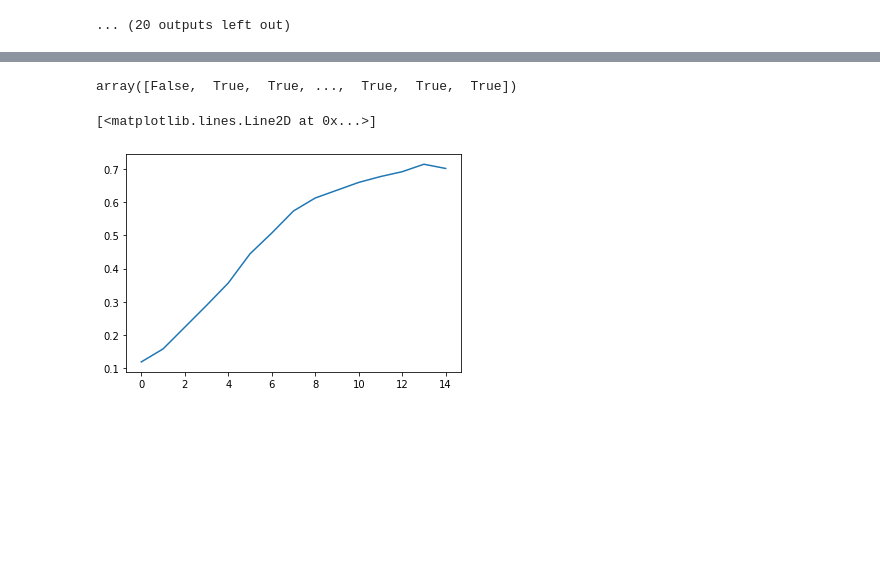
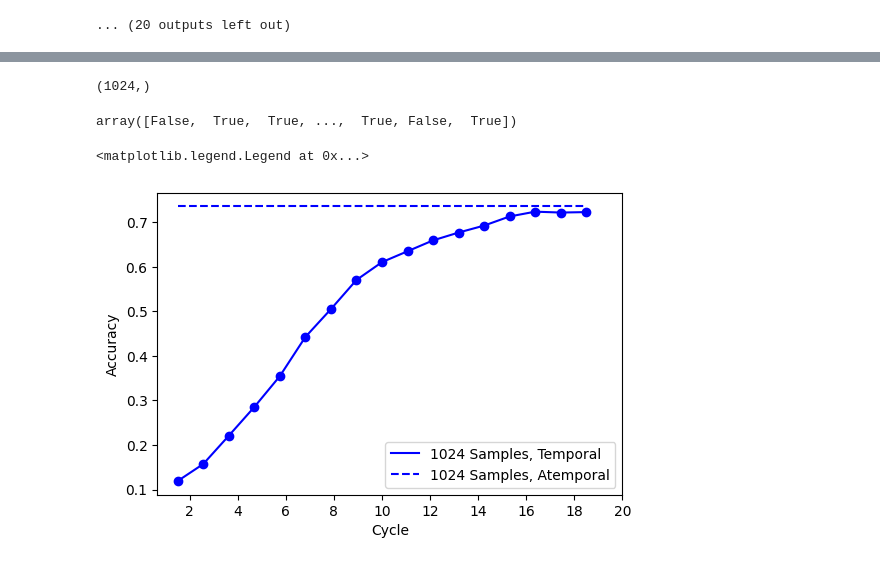
Before and after one commit to wilkieolin/phasor_networks, a Jupyter notebook: cifar execution.ipynb, the cells around one changed output, grey strips where cells are left out. Cells and saved outputs as stored; diff of their text form; code cells hidden in the pictures; blank space fills up the shorter version.

Commit message:
updated cifar notebooks with extra detail first public commit

```diff
--- a/cifar execution.ipynb
+++ b/cifar execution.ipynb
@@ -35,7 +35,7 @@ input_shape
 # %% [output]
 (32, 32, 3)
 # %%
-m_repeats = 15
+m_repeats = 20
 # %%
 x_train, y_train = get_raw_dat(ds_train)
 datagen = ImageDataGenerator(
@@ -144,2 +154,2 @@ trueys = np.load("runs/matching_ys.npz")['a']
 # %%
-all_res = [np.load("runs/cifar_dyn_batch"+str(i)+".npz")["a"] for i in range(8)]
+all_res = [np.load("runs/cifar_dyn_batch"+str(i)+".npz")["a"] for i in range(n_batches)]
@@ -154,13 +166,29 @@ array([6, 7, 6, ..., 1, 1, 8])
+# %%
+#the predicted labels from dynamic execution for each sample
+dyn_yhs.shape
+# %% [output]
+(1024,)
 # %%
 dyn_yhs == trueys
 # %% [output]
-array([False,  True,  True, ...,  True,  True,  True])
+array([False,  True,  True, ...,  True, False,  True])
 # %%
-all_predictions = np.array([np.mean(model._predict_ind(dyn_yhs0, i) == trueys) for i in range(m_repeats)])
+#accuracy of predictions made at each cycle
+#last 2 cycles this deep in the network are 'cut off' by the ending time (20.0s) and ignored
+all_predictions = np.array([np.mean(model._predict_ind(dyn_yhs0, i) == trueys) for i in range(m_repeats-2)])
-# %%
-plt.plot(all_predictions)
-# %% [output]
-[<matplotlib.lines.Line2D at 0x...>]
-[figure, removed]
+# %%
+dpi=100
+# %%
+plt.figure(dpi=dpi)
+plt.plot(1.5+np.linspace(0, 17 , 17), all_predictions[0:17], label="1024 Samples, Temporal",  color="blue")
+plt.plot(1.5+np.linspace(0, 17 , 17), all_predictions[0:17], 'o',  color="blue")
+plt.plot(1.5+np.linspace(0, 17 , 17), np.ones(17)*0.7353515625, "--", label="1024 Samples, Atemporal", color="blue")
+plt.xticks(np.arange(2,21,2), np.arange(2,21,2))
+plt.xlabel("Cycle")
+plt.ylabel("Accuracy")
+plt.legend()
+# %% [output]
+<matplotlib.legend.Legend at 0x...>
+[figure, added]
 # %%
 np.savez_compressed("1024_dyn.npz", a=all_predictions)
```
Also changed, not shown: parts of 20 cells of this notebook, 3 other files.
